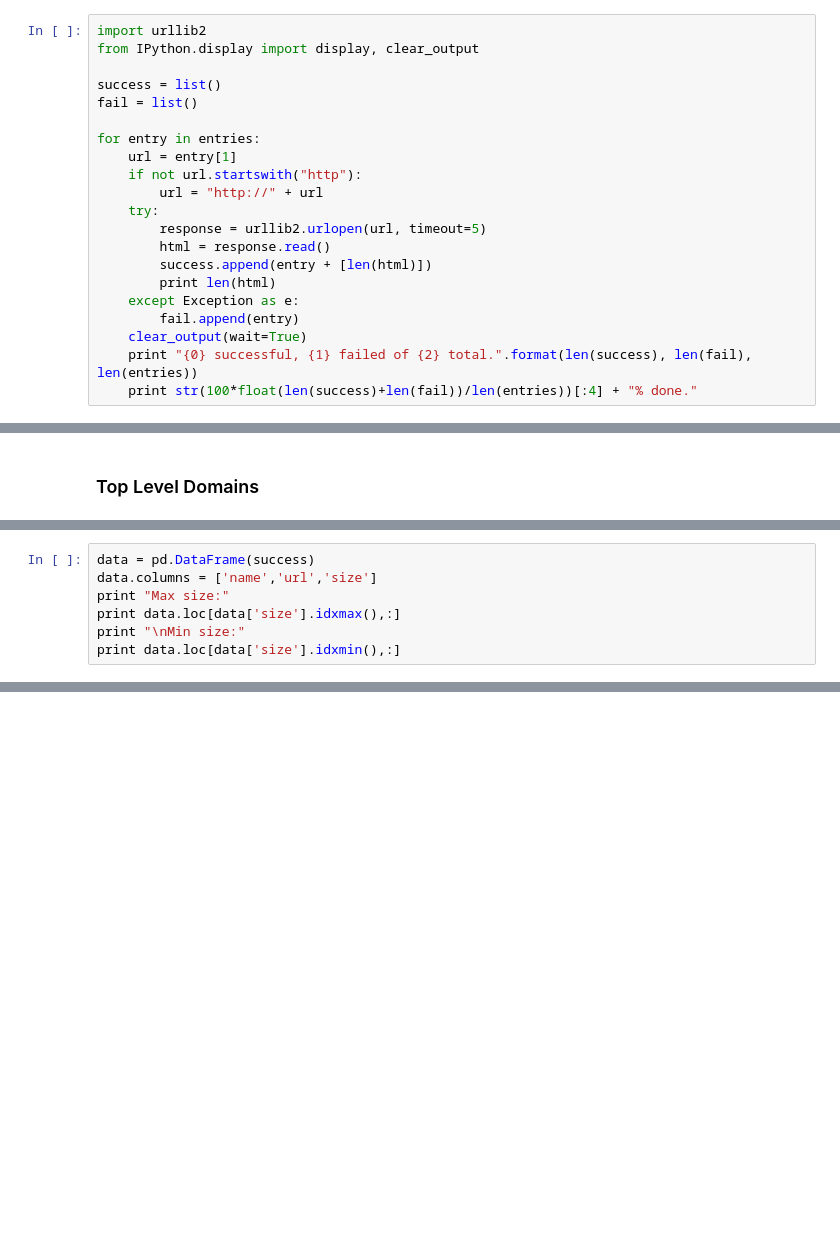
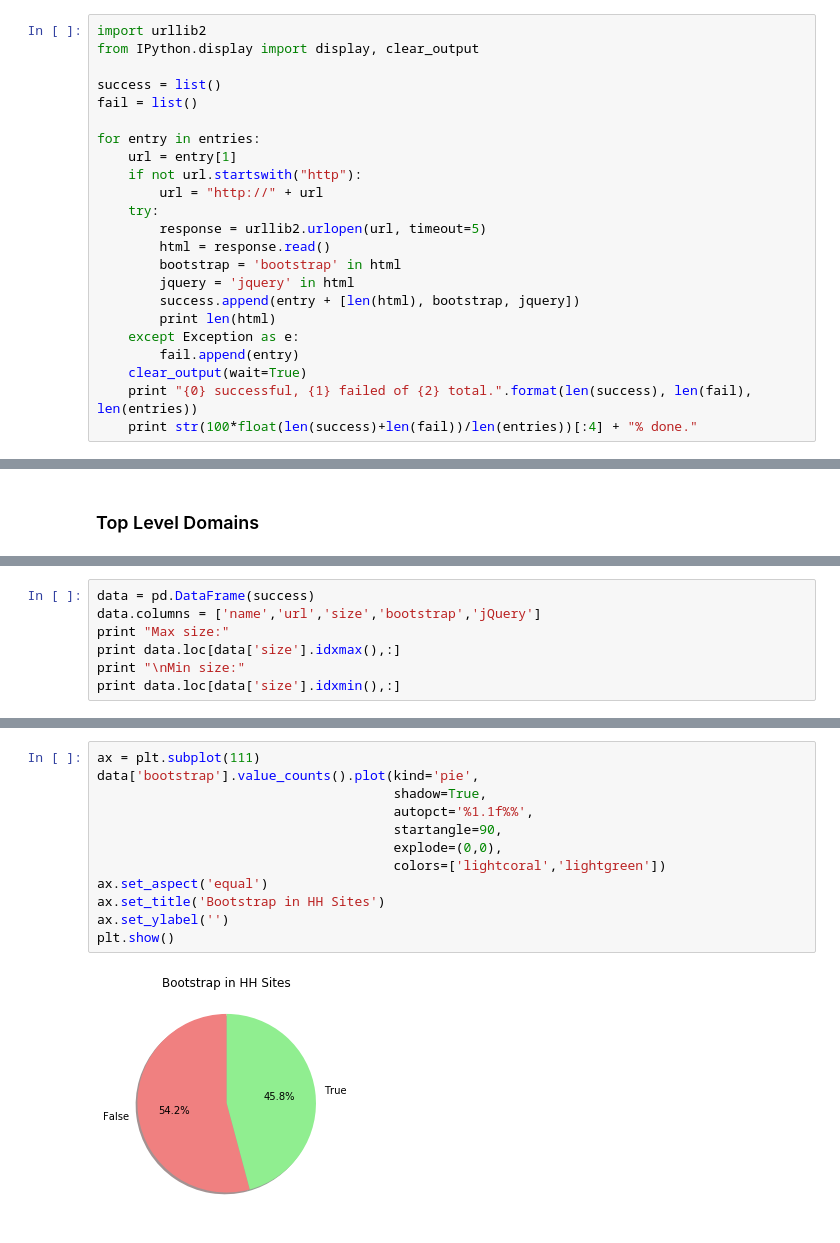
Before and after one commit to bcongdon/Data-Science-Projects, a Jupyter notebook: Hackathon Hackers Sites.ipynb, the cells around one changed output, grey strips where cells are left out. Cells and saved outputs as stored; diff of their text form; blank space fills up the shorter version.

Commit message:
Added bootstrap and jQuery pie plots

```diff
--- a/Hackathon Hackers Sites.ipynb
+++ b/Hackathon Hackers Sites.ipynb
@@ -30,7 +30,9 @@ for entry in entries:
     try:
         response = urllib2.urlopen(url, timeout=5)
         html = response.read()
-        success.append(entry + [len(html)])
+        bootstrap = 'bootstrap' in html
+        jquery = 'jquery' in html
+        success.append(entry + [len(html), bootstrap, jquery])
         print len(html)
     except Exception as e:
         fail.append(entry)
@@ -99,6 +102,6 @@ print x
 # %%
 data = pd.DataFrame(success)
-data.columns = ['name','url','size']
+data.columns = ['name','url','size','bootstrap','jQuery']
 print "Max size:"
 print data.loc[data['size'].idxmax(),:]
 print "\nMin size:"
@@ -117,0 +125,14 @@ Name: 122, dtype: object
+# %%
+ax = plt.subplot(111)
+data['bootstrap'].value_counts().plot(kind='pie',
+                                      shadow=True,
+                                      autopct='%1.1f%%',
+                                      startangle=90,
+                                      explode=(0,0),
+                                      colors=['lightcoral','lightgreen'])
+ax.set_aspect('equal')
+ax.set_title('Bootstrap in HH Sites')
+ax.set_ylabel('')
+plt.show()
+# %% [output]
+[figure, added]
```
Also changed, not shown: parts of 8 cells of this notebook.
